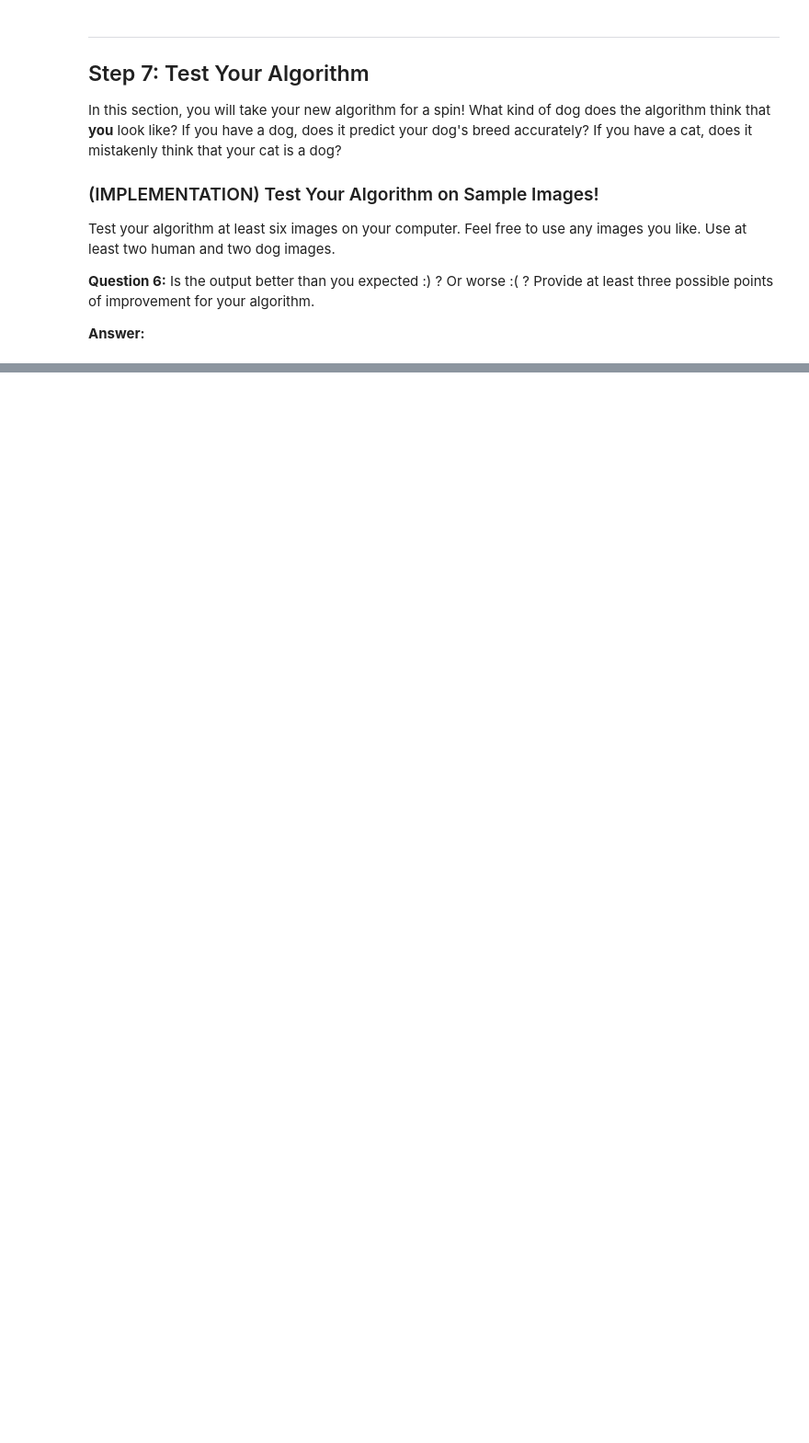
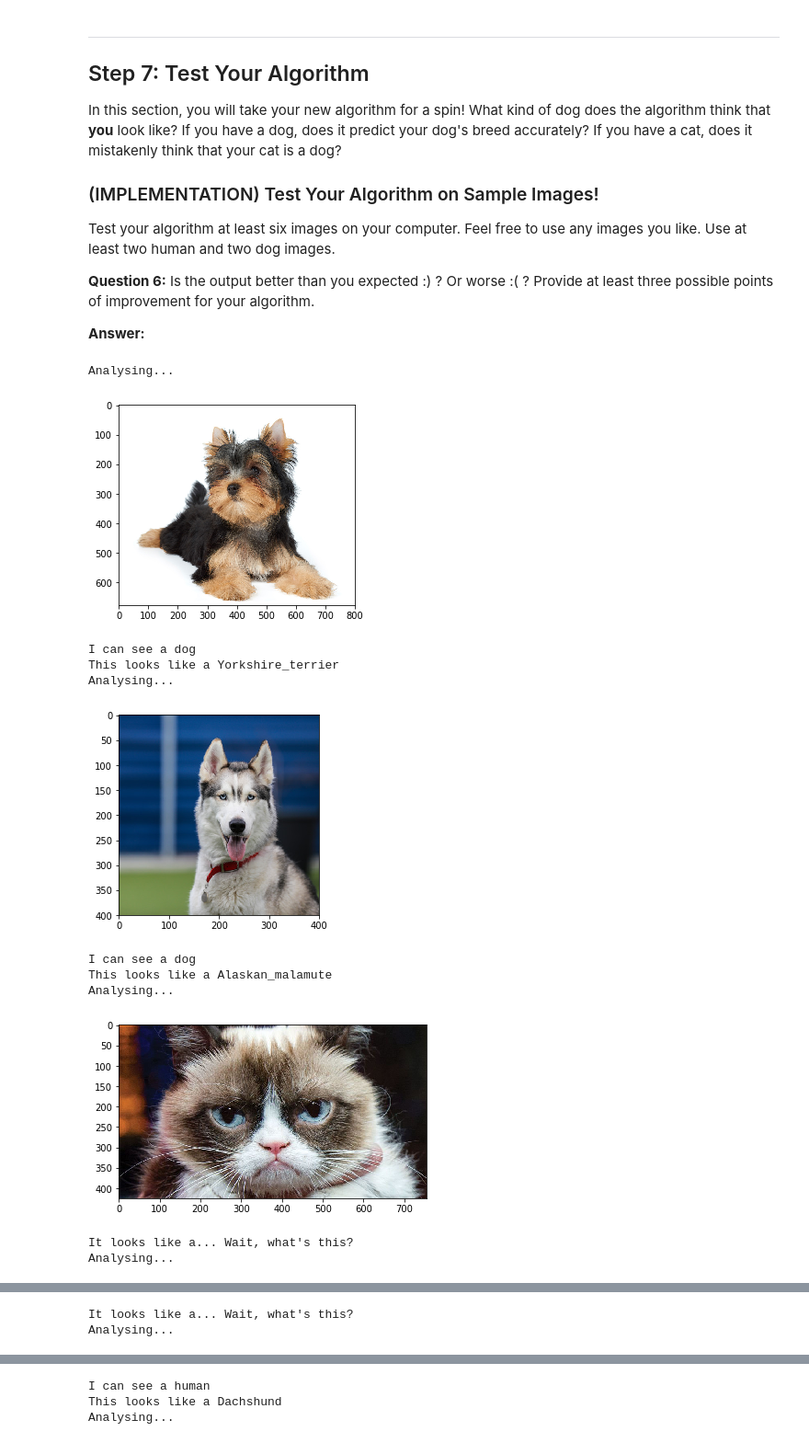
Before and after one commit to kapouille/dog-project, a Jupyter notebook: dog_app.ipynb, the cells around one changed output, grey strips where cells are left out. Shown at 92% size. Drawn from its saved outputs; the diff is of its cells as text; code cells hidden in the pictures; blank space fills up the shorter version.

```diff
--- a/dog_app.ipynb
+++ b/dog_app.ipynb
@@ -594,3 +734,24 @@ Some sample output for our algorithm is provided below, but feel free to design
+# %%
+### TODO: Write your algorithm.
+### Feel free to use as many code cells as needed.
+
+def display_picture(img_path):
+    img = cv2.imread(img_path)
+    cv_rgb = cv2.cvtColor(img, cv2.COLOR_BGR2RGB)
+    plt.imshow(cv_rgb)
+    plt.show()
+
+def analyse(img_path):
+    print("Analysing...")
+    display_picture(img_path)
+    if dog_detector(img_path):
+        print("I can see a dog")
+    elif face_detector(img_path):
+        print("I can see a human")
+    else:
+        print("It looks like a... Wait, what's this?")
+        return
+    print(f"This looks like a {predict_breed(img_path)}")
 # %% [markdown]
 ---
 <a id='step7'></a>
@@ -608,4 +769,30 @@ __Answer:__
 # %%
 ## TODO: Execute your algorithm from Step 6 on
 ## at least 6 images on your computer.
 ## Feel free to use as many code cells as needed.
+
+images=[
+    "banner_dog_insurance.jpg",
+    "thul-f04490c1-9934-5e1b-a40e-a43b203cb1ed.jpg",
+    'GRUMPYCAT.jpg',
+    'hyundai-verna.jpg',
+    'TimWilson20160215_0.jpg',
+    'humans-featured.jpg'
+
+]
+
+for image_path in images:
+    analyse(image_path)
+# %% [output]
+Analysing...
+[figure, added]
+I can see a dog
+This looks like a Yorkshire_terrier
+Analysing...
+[figure, added]
+I can see a dog
+This looks like a Alaskan_malamute
+Analysing...
+[figure, added]
+It looks like a... Wait, what's this?
+Analysing...
@@ -611,0 +800,2 @@ __Answer:__
+It looks like a... Wait, what's this?
+Analysing...
@@ -611,0 +803,3 @@ __Answer:__
+I can see a human
+This looks like a Dachshund
+Analysing...
```
Also changed, not shown: parts of 23 cells of this notebook.
